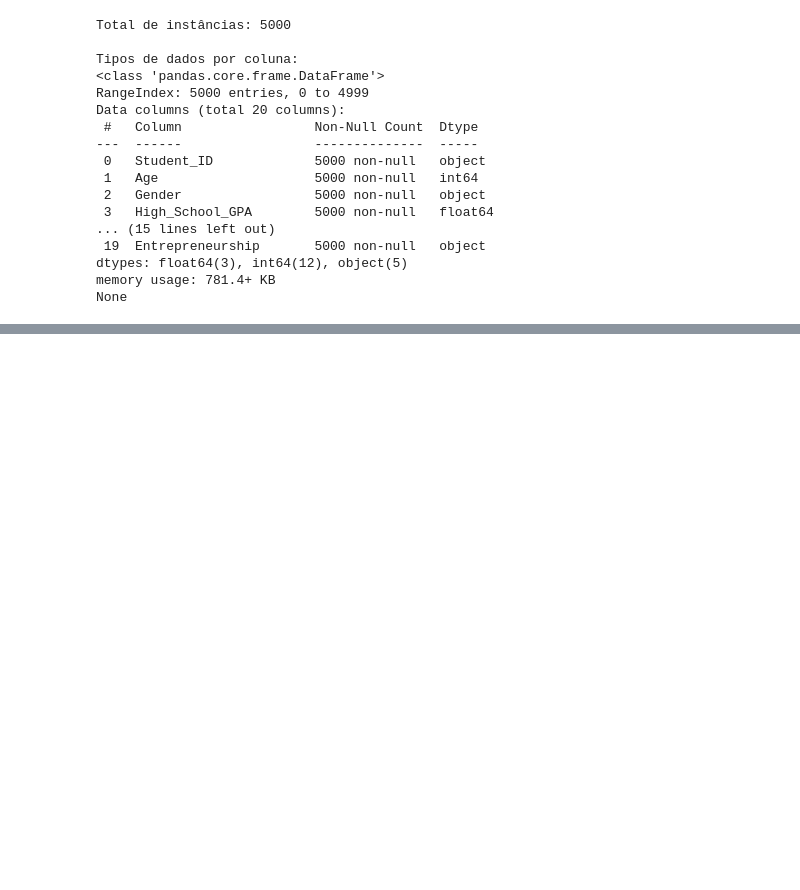
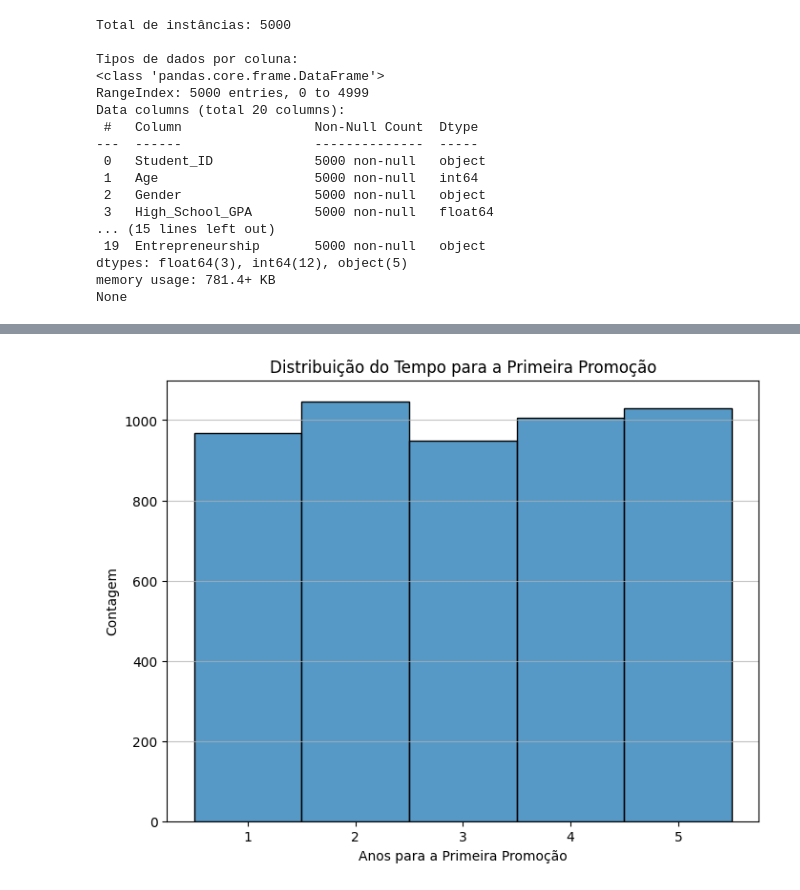
Before and after one commit to Davisdenner/mvp_analise_dados_boas_praticas, a Jupyter notebook: MVP_Análise_de_Dados_e_Boas_Práticas.ipynb, the cells around one changed output, grey strips where cells are left out. Cells and saved outputs as stored; diff of their text form; code cells hidden in the pictures; blank space fills up the shorter version.

```diff
--- a/MVP_Análise_de_Dados_e_Boas_Práticas.ipynb
+++ b/MVP_Análise_de_Dados_e_Boas_Práticas.ipynb
@@ -155,0 +339,11 @@ None
+# %%
+plt.figure(figsize=(8, 6))
+sns.histplot(data=df, x='Years_to_Promotion', bins=range(1, 7), discrete=True)
+plt.title('Distribuição do Tempo para a Primeira Promoção')
+plt.xlabel('Anos para a Primeira Promoção')
+plt.ylabel('Contagem')
+plt.xticks(range(1, 6))
+plt.grid(axis='y', alpha=0.75)
+plt.show()
+# %% [output]
+[figure, added]
```
Also changed, not shown: parts of 27 cells of this notebook.
